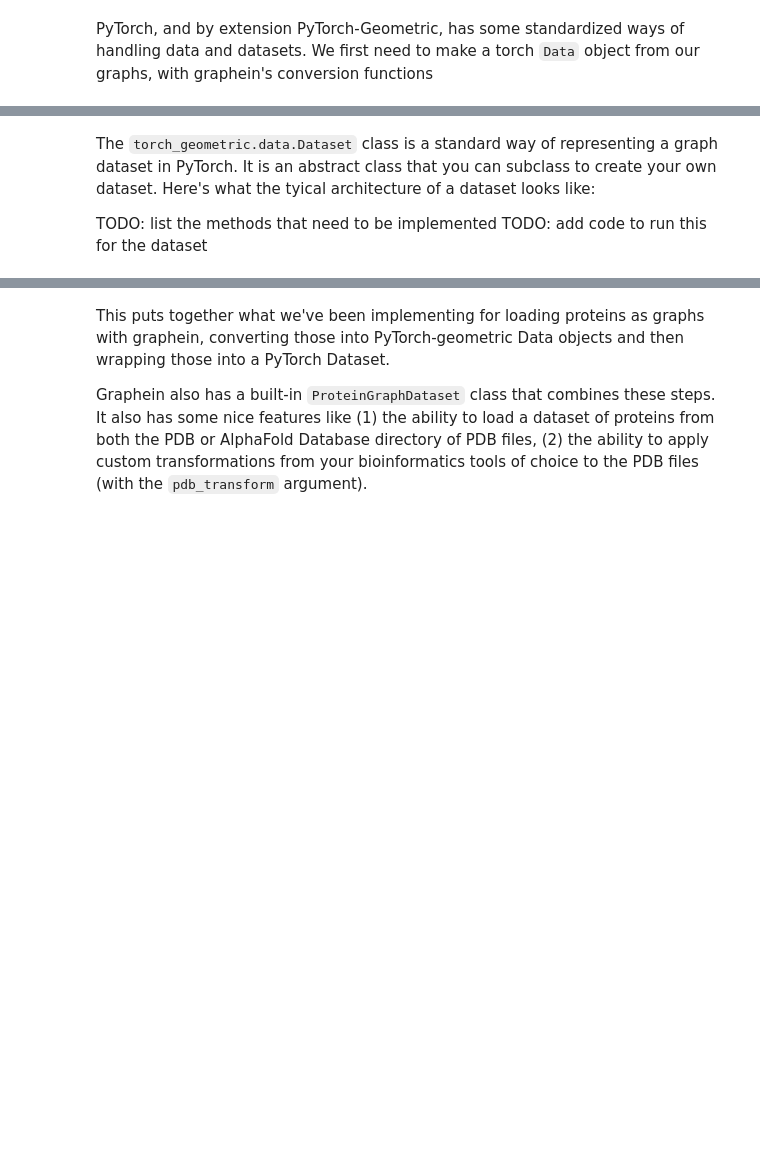
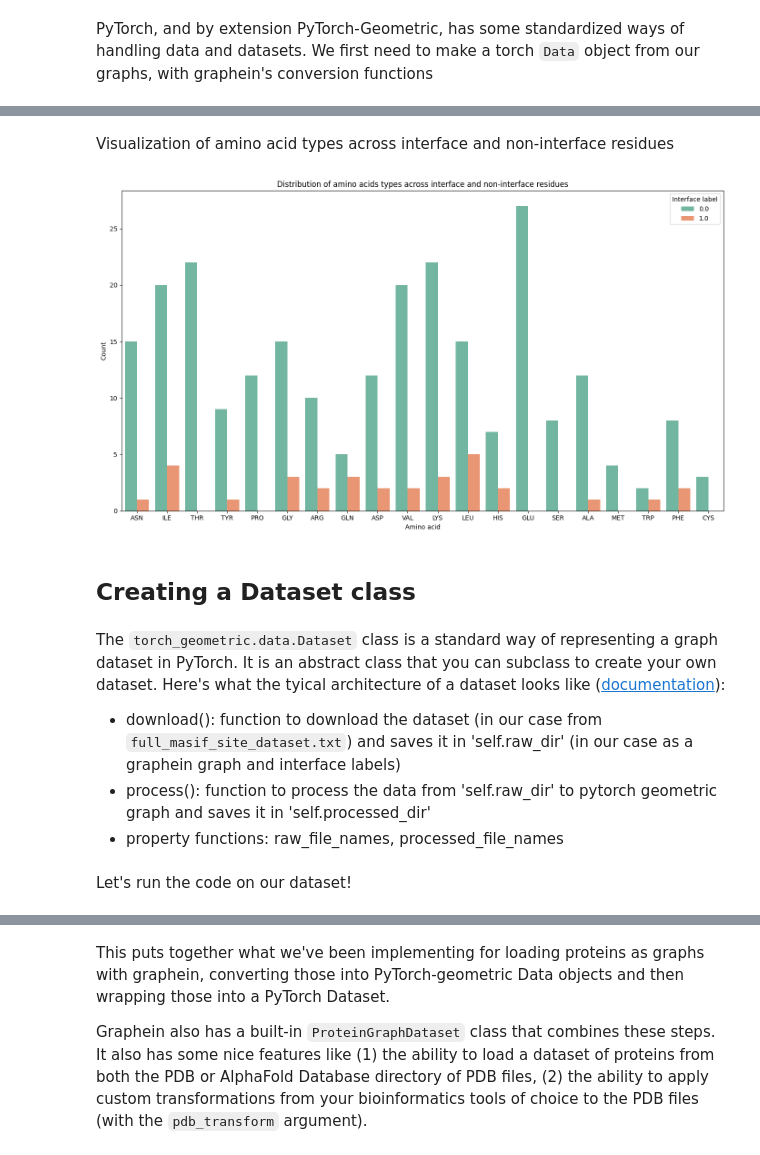
Before and after one commit to PickyBinders/geometric-learning-protein-structures-course, a Jupyter notebook: 1_2_Graph_Datasets.ipynb, the cells around one changed output, grey strips where cells are left out. Saved outputs shown, nothing was run; the diff lists cells and outputs as text; code cells hidden in the pictures; blank space fills up the shorter version.

Commit message:
changes to dataloader notebooks and script

```diff
--- a/1_2_Graph_Datasets.ipynb
+++ b/1_2_Graph_Datasets.ipynb
@@ -18,4 +20,4 @@ columns = [
 
 convertor = GraphFormatConvertor(src_format="nx", dst_format="pyg", columns=columns, verbose = None)
 # %%
-graphein_graph, interface_labels = dataloader.load_graph("1A22", "A", "B")
+graphein_graph, interface_labels = dataloader.load_graph("1A0G", "A")
@@ -31,10 +33,7 @@ def graphein_to_torch_graph(graphein_graph, interface_labels, convertor,
     data_dict= data.to_dict()
     x_data = []
     for x in node_attr_columns:
-        if data_dict[x].ndim == 1:
-            x_data.append(torch.atleast_2d(data_dict[x]).T)
-        else:
-            x_data.append(torch.atleast_2d(data_dict[x]))
+        x_data.append(torch.atleast_2d(data_dict[x]))
     data.x = torch.hstack(x_data).float()
     data.pos = data.coords.float()
     data.y = torch.zeros(data.num_nodes)
@@ -48,0 +102,2 @@ TODO: explore the data object
+# %% [markdown]
+Visualization of amino acid types across interface and non-interface residues
@@ -49,8 +107,26 @@ TODO: explore the data object
+# %%
+extracted_amino_acids = [s.split(":")[1] for s in torch_geometric_graph.node_id]
+
+data_with_aa = {"amino acid": extracted_amino_acids, "interface labels": torch_geometric_graph.y}
+
+plt.figure(figsize=(14, 8))
+sns.countplot(x="amino acid", hue="interface labels", data=data_with_aa, palette="Set2")
+plt.title("Distribution of amino acids types across interface and non-interface residues")
+plt.ylabel("Count")
+plt.xlabel("Amino acid")
+plt.legend(title="Interface label", loc='upper right')
+plt.tight_layout()
+plt.show()
+# %% [output]
+[figure, added]
+# %% [markdown]
+## Creating a Dataset class
 # %% [markdown]
-The `torch_geometric.data.Dataset` class is a standard way of representing a graph dataset in PyTorch. It is an abstract class that you can subclass to create your own dataset. Here's what the tyical architecture of a dataset looks like:
+The `torch_geometric.data.Dataset` class is a standard way of representing a graph dataset in PyTorch. It is an abstract class that you can subclass to create your own dataset. Here's what the tyical architecture of a dataset looks like ([documentation](https://pytorch-geometric.readthedocs.io/en/latest/generated/torch_geometric.data.Dataset.html#torch_geometric.data.Dataset)):
 
-TODO: list the methods that need to be implemented
-TODO: add code to run this for the dataset
+- download(): function to download the dataset (in our case from `full_masif_site_dataset.txt`) and saves it in 'self.raw_dir' (in our case as a graphein graph and interface labels)
+- process(): function to process the data from 'self.raw_dir' to pytorch geometric graph and saves it in 'self.processed_dir'
+- property functions: raw_file_names, processed_file_names
 # %%
 from torch_geometric.data import Dataset
 from pathlib import Path
@@ -103,3 +198,5 @@ class ProteinDataset(Dataset):
     def get(self, idx):
         data = torch.load(self.processed_file_names[idx])
         return data
+# %% [markdown]
+Let's run the code on our dataset!
```
Also changed, not shown: parts of 17 cells of this notebook, 3 other files.
